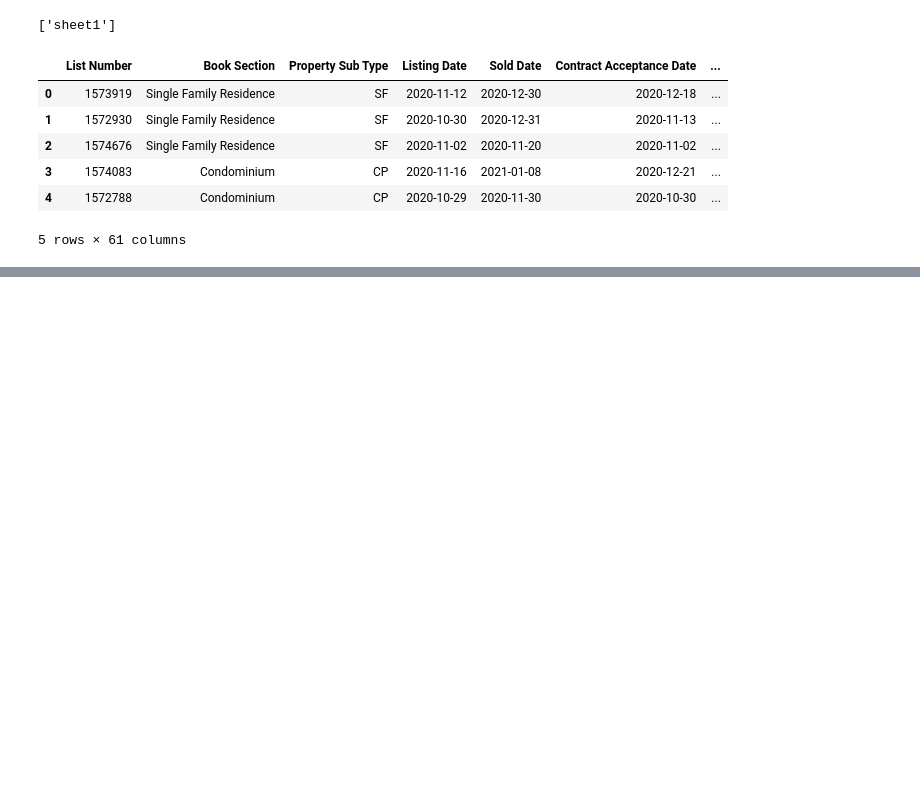
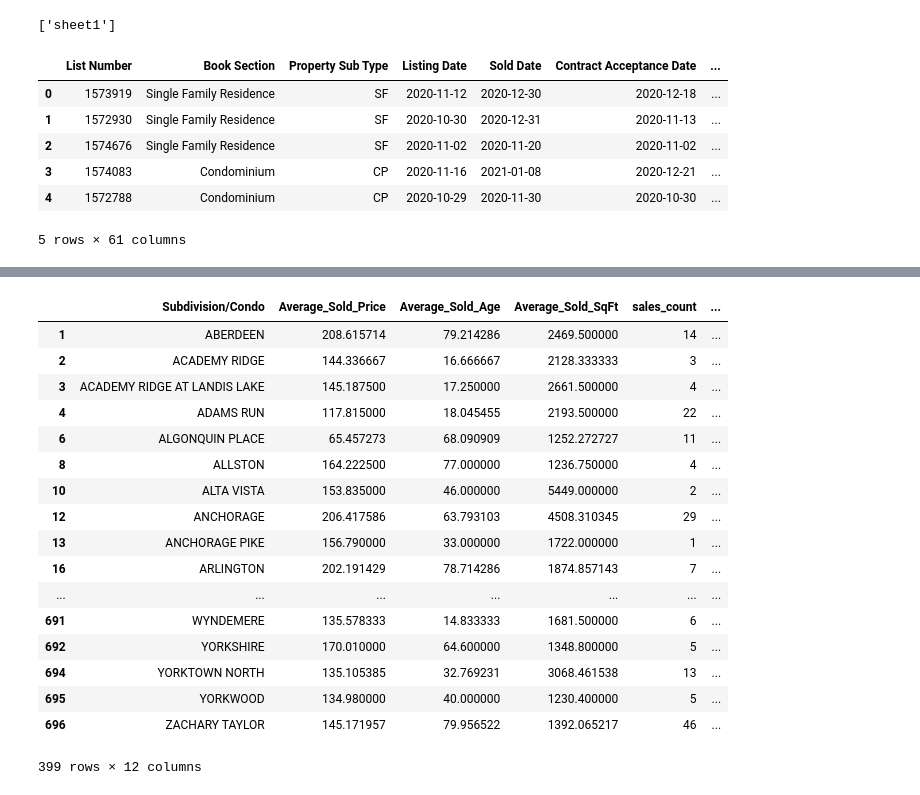
Before and after one commit to Or78Ka/python_project_2021_Orsi_K, a Jupyter notebook: Final python project Orsi K.ipynb, the cells around one changed output, grey strips where cells are left out. Cells and saved outputs as stored; diff of their text form; code cells hidden in the pictures; blank space fills up the shorter version.

```diff
--- a/Final python project Orsi K.ipynb
+++ b/Final python project Orsi K.ipynb
@@ -90,0 +148,3 @@ subdivision_df.head()
+# %%
+subdivision_df['rent_sales_ratio'] = pd.eval('subdivision_df.Average_Rent_Price/subdivision_df.Average_Sold_Price')*1000
+subdivision_df.info()
@@ -90,0 +167,28 @@ subdivision_df.head()
+# %%
+# exclude items from the dataframe where the average SqFt and/or Age of the houses sold are very different (more than 30% higher
+# or lower) from the average age and/of SqFt of the rented homes -> the Rental and Sales price comparison is not relevant
+
+subdivision_df['rent_sales_age_percent'] = pd.eval('abs((subdivision_df.Average_Sold_Age-subdivision_df.Average_Rent_Age)/subdivision_df.Average_Sold_Age)')
+subdivision_df['rent_sales_SqFt_percent'] = pd.eval('abs((subdivision_df.Average_Sold_SqFt-subdivision_df.Average_Rent_SqFt)/subdivision_df.Average_Sold_SqFt)')
+subdivision1_df = subdivision_df.drop(subdivision_df[subdivision_df['rent_sales_age_percent'] > .3].index)
+reduced_subdivision_df = subdivision1_df.drop(subdivision1_df[subdivision1_df['rent_sales_SqFt_percent'] > .3].index)
+reduced_subdivision_df
+# %% [output]
+|  | Subdivision/Condo | Average_Sold_Price | Average_Sold_Age | Average_Sold_SqFt | sales_count | ... |
+| 1 | ABERDEEN | 208.615714 | 79.214286 | 2469.500000 | 14 | ... |
+| 2 | ACADEMY RIDGE | 144.336667 | 16.666667 | 2128.333333 | 3 | ... |
+| 3 | ACADEMY RIDGE AT LANDIS LAKE | 145.187500 | 17.250000 | 2661.500000 | 4 | ... |
+| 4 | ADAMS RUN | 117.815000 | 18.045455 | 2193.500000 | 22 | ... |
+| 6 | ALGONQUIN PLACE | 65.457273 | 68.090909 | 1252.272727 | 11 | ... |
+| 8 | ALLSTON | 164.222500 | 77.000000 | 1236.750000 | 4 | ... |
+| 10 | ALTA VISTA | 153.835000 | 46.000000 | 5449.000000 | 2 | ... |
+| 12 | ANCHORAGE | 206.417586 | 63.793103 | 4508.310345 | 29 | ... |
+| 13 | ANCHORAGE PIKE | 156.790000 | 33.000000 | 1722.000000 | 1 | ... |
+| 16 | ARLINGTON | 202.191429 | 78.714286 | 1874.857143 | 7 | ... |
+| ... | ... | ... | ... | ... | ... | ... |
+| 691 | WYNDEMERE | 135.578333 | 14.833333 | 1681.500000 | 6 | ... |
+| 692 | YORKSHIRE | 170.010000 | 64.600000 | 1348.800000 | 5 | ... |
+| 694 | YORKTOWN NORTH | 135.105385 | 32.769231 | 3068.461538 | 13 | ... |
+| 695 | YORKWOOD | 134.980000 | 40.000000 | 1230.400000 | 5 | ... |
+| 696 | ZACHARY TAYLOR | 145.171957 | 79.956522 | 1392.065217 | 46 | ... |
+399 rows × 12 columns
```
Also changed, not shown: parts of 8 cells of this notebook.
